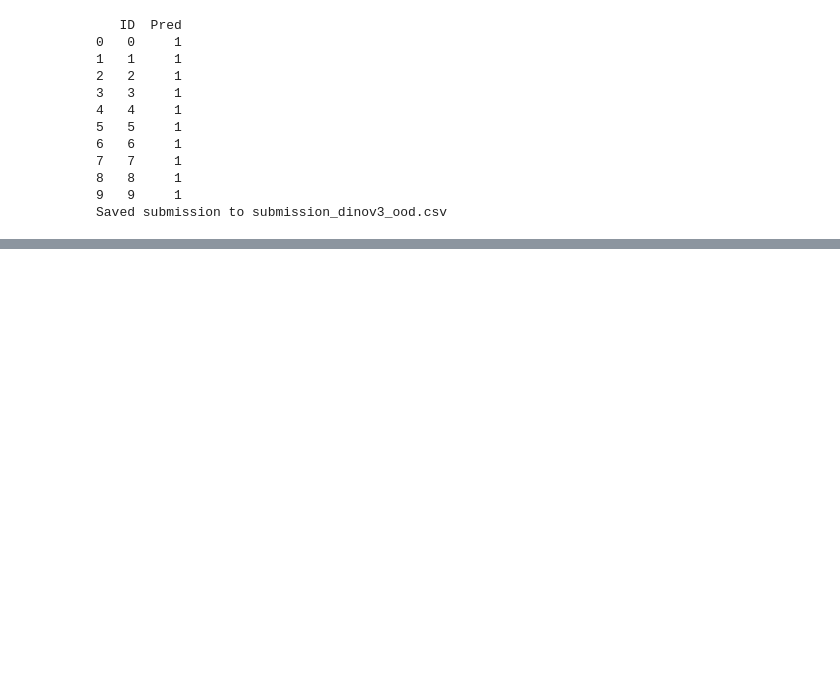
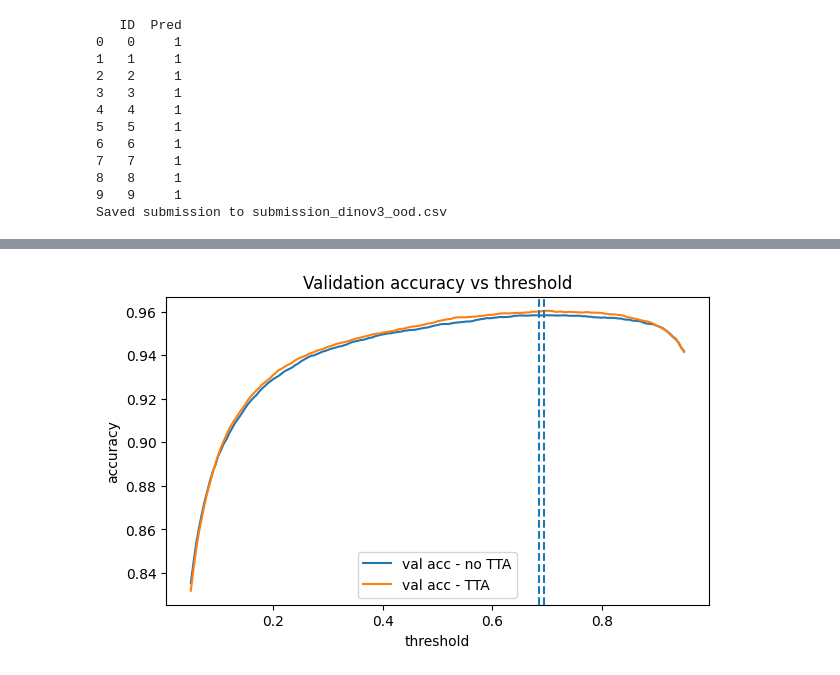
Before and after one commit to pradosth0/Histopathology-OOD-classification, a Jupyter notebook: getting_started_ood_improved.ipynb, the cells around one changed output, grey strips where cells are left out. Cells and saved outputs as stored; diff of their text form; code cells hidden in the pictures; blank space fills up the shorter version.

```diff
--- a/getting_started_ood_improved.ipynb
+++ b/getting_started_ood_improved.ipynb
@@ -624,3 +624,88 @@ print(f"Saved submission to {SUBMISSION_PATH}")
 8   8     1
 9   9     1
 Saved submission to submission_dinov3_ood.csv
+# %%
+# === DIAGNOSTIC CELL ===
+import numpy as np
+import pandas as pd
+import torch
+import torch.nn.functional as F
+import matplotlib.pyplot as plt
+
+@torch.no_grad()
+def collect_logits(model, loader, use_tta=False):
+    ids, logits = predict_loader(model, loader, use_tta=use_tta)
+    labels = np.asarray(loader.dataset.labels)
+    probs = 1.0 / (1.0 + np.exp(-logits))
+    return ids, logits, probs, labels
+
+def threshold_sweep_df(logits, labels):
+    probs = 1.0 / (1.0 + np.exp(-logits))
+    thrs = np.linspace(0.05, 0.95, 181)
+    rows = []
+    for thr in thrs:
+        pred = (probs >= thr).astype(np.int64)
+        acc = (pred == labels).mean()
+        rows.append({"thr": thr, "acc": acc})
+    return pd.DataFrame(rows)
+
+def confidence_bins(probs, labels, thr):
+    pred = (probs >= thr).astype(np.int64)
+    conf = np.maximum(probs, 1.0 - probs)
+    bins = np.linspace(0.5, 1.0, 6)
+    rows = []
+    for lo, hi in zip(bins[:-1], bins[1:]):
+        mask = (conf >= lo) & (conf < hi if hi < 1.0 else conf <= hi)
+        if mask.sum() == 0:
+            continue
+        rows.append({
+            "bin": f"[{lo:.2f}, {hi:.2f}{')' if hi < 1.0 else ']'}",
+            "n": int(mask.sum()),
+            "acc": float((pred[mask] == labels[mask]).mean()),
+            "avg_prob": float(probs[mask].mean()),
+        })
+    return pd.DataFrame(rows)
+
+ids0, logits0, probs0, labels = collect_logits(model, val_loader, use_tta=False)
+ids1, logits1, probs1, labels = collect_logits(model, val_loader, use_tta=True)
+
+df0 = threshold_sweep_df(logits0, labels)
+df1 = threshold_sweep_df(logits1, labels)
+
+best0 = df0.iloc[df0["acc"].idxmax()]
+best1 = df1.iloc[df1["acc"].idxmax()]
+
+print("No TTA  -> best acc:", round(float(best0["acc"]), 6), "| best thr:", round(float(best0["thr"]), 3))
+print("With TTA -> best acc:", round(float(best1["acc"]), 6), "| best thr:", round(float(best1["thr"]), 3))
+
+display(confidence_bins(probs1, labels, float(best1["thr"])))
+
+plt.figure(figsize=(7,4))
+plt.plot(df0["thr"], df0["acc"], label="val acc - no TTA")
+plt.plot(df1["thr"], df1["acc"], label="val acc - TTA")
+plt.axvline(float(best0["thr"]), linestyle="--")
+plt.axvline(float(best1["thr"]), linestyle="--")
+plt.xlabel("threshold")
+plt.ylabel("accuracy")
+plt.title("Validation accuracy vs threshold")
+plt.legend()
+plt.show()
+
+err_df = pd.DataFrame({
+    "id": ids1,
+    "label": labels,
+    "prob": probs1,
+})
+err_df["pred"] = (err_df["prob"] >= float(best1["thr"])).astype(int)
+err_df["correct"] = (err_df["pred"] == err_df["label"]).astype(int)
+err_df["uncertainty"] = np.abs(err_df["prob"] - 0.5)
+
+print("Most uncertain samples")
+display(err_df.sort_values("uncertainty").head(20))
+
+print("False positives with highest confidence")
+display(err_df[(err_df["pred"] == 1) & (err_df["label"] == 0)].sort_values("prob", ascending=False).head(20))
+
+print("False negatives with highest confidence")
+display(err_df[(err_df["pred"] == 0) & (err_df["label"] == 1)].sort_values("prob", ascending=True).head(20))
+# %% [output]
@@ -626,0 +720 @@ Saved submission to submission_dinov3_ood.csv
+[figure, added]
```
Also changed, not shown: parts of 1 cell of this notebook.
